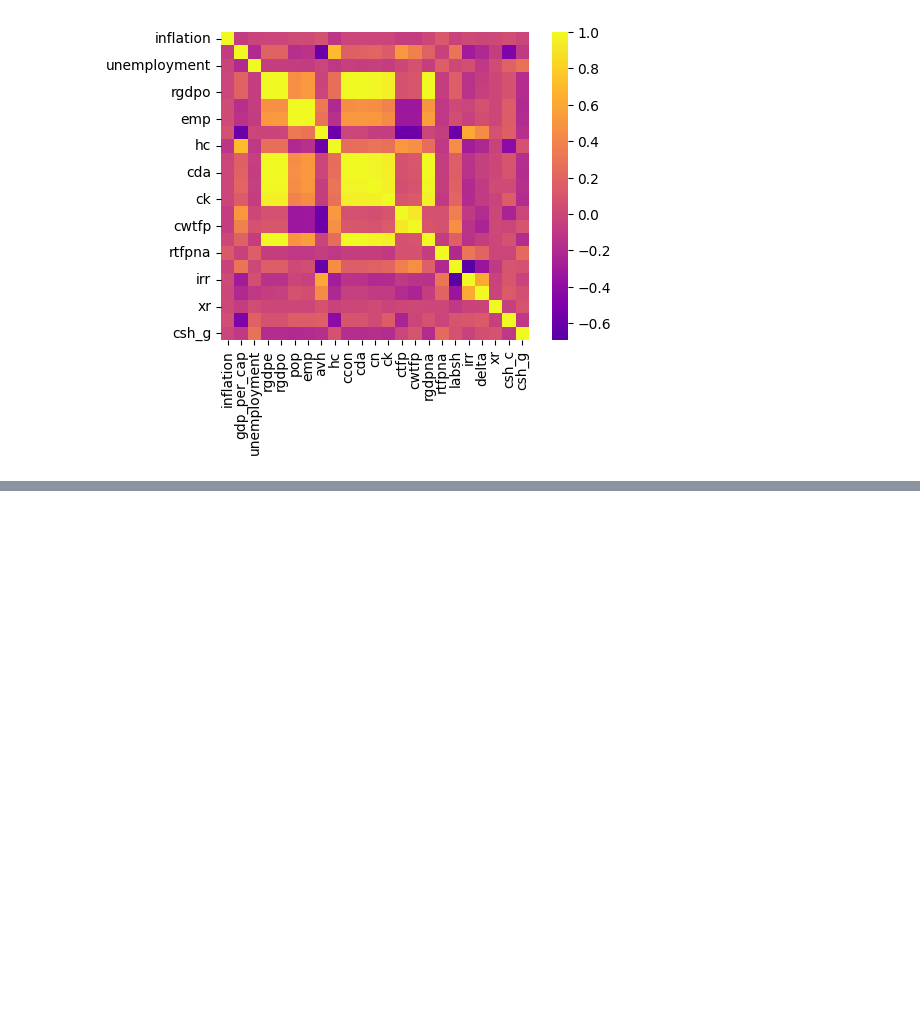
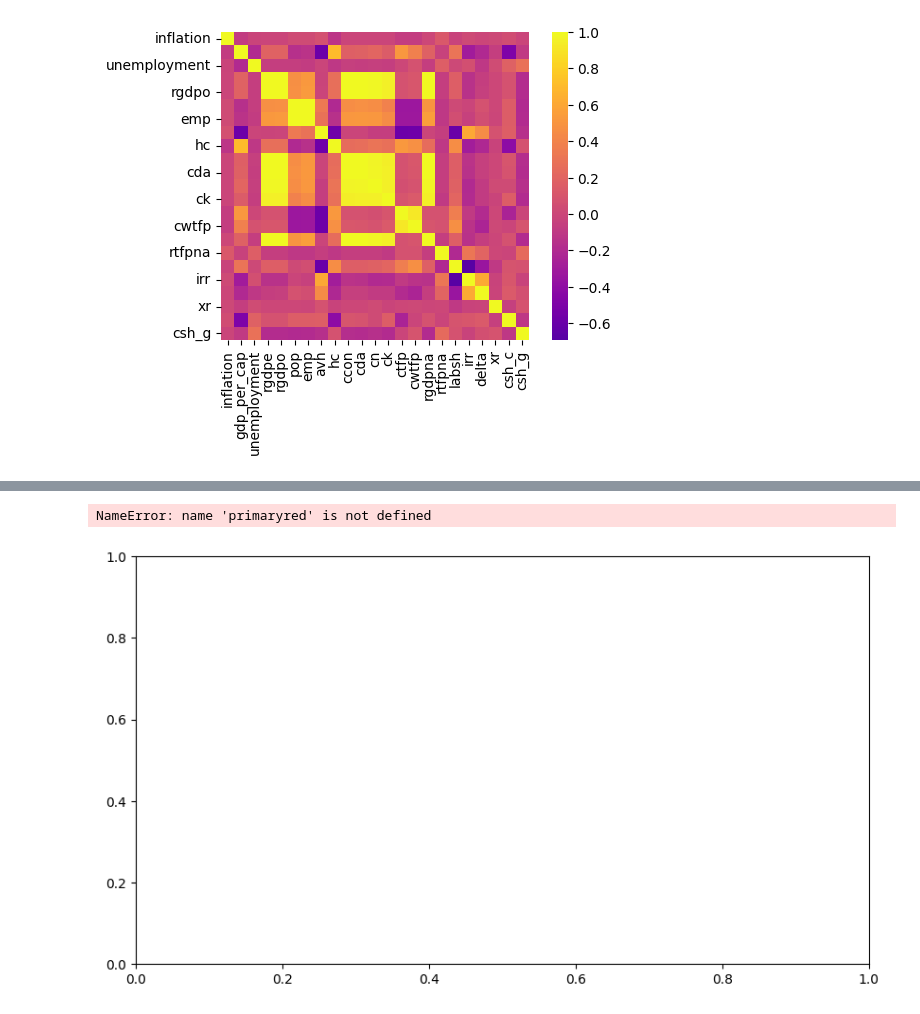
Before and after one commit to LucasDubss/Master-Dubois-Lucas, a Jupyter notebook: CODE/Master_2_DES_STATS.ipynb, the cells around one changed output, grey strips where cells are left out. Saved outputs shown, nothing was run; the diff lists cells and outputs as text; code cells hidden in the pictures; blank space fills up the shorter version.

Commit message:
First draft of SCM and ASCM

```diff
--- a/CODE/Master_2_DES_STATS.ipynb
+++ b/CODE/Master_2_DES_STATS.ipynb
@@ -97,0 +242,38 @@ plt.show()
+# %%
+df["top1_pct_change"] = df.groupby("Country Name")["top1_inc"].pct_change() * 100
+# %%
+years = list(range(1985, 2015))
+
+df_malka= df[(df['Year'] >= 1980) & (df['Year'] <= 2010)]
+world_mean = df_malka.groupby('Year')['top1_pct_change'].mean()
+world_median = df_malka.groupby('Year')['top1_pct_change'].median()
+brazil_data = df_malka[df_malka['Country Name'] == 'Brazil'].set_index('Year')['top1_pct_change']
+belgium_data = df_malka[df_malka['Country Name'] == 'Belgium'].set_index('Year')['top1_pct_change']
+india_data = df_malka[df_malka['Country Name'] == 'India'].set_index('Year')['top1_pct_change']
+
+fig, ax = plt.subplots(figsize=(10, 5.6))
+ax.plot(brazil_data.index, brazil_data.values, marker='o', label='Brazil', color= primaryred, linewidth=2)
+ax.plot(world_mean.index, world_mean.values, marker='x', label='World Mean', color=steelblue, linewidth=2)
+ax.plot(belgium_data.index, india_data.values, marker='^', label='India', linestyle='--', color=harmonizedblue, linewidth=2)
+
+plt.axvline(1996, color="red", linestyle=":",alpha=0.5)
+plt.axvspan(2007, 2009, color=midnight, alpha=0.15, label="2008-crisis")
+
+ax.set_xlabel('Year')
+ax.set_ylabel('First-Difference Top 1% Income')
+
+ax.legend()
+ax.grid(True, alpha=0.3)
+
+plt.tight_layout()
+fig = plt.gcf()
+ax = plt.gca()
+fig.patch.set_facecolor(offwhite)
+ax.set_facecolor(offwhite)
+
+fig.savefig("/Users/lucasdubois/Desktop/LaTeX/MASTER/Images/lntop1inc.png", bbox_inches="tight", pad_inches=0.02)
+plt.show()
+plt.close(fig)
+# %% [output]
+NameError: name 'primaryred' is not defined
+[figure, added]
```
Also changed, not shown: parts of 13 cells of this notebook, 10 other files.
